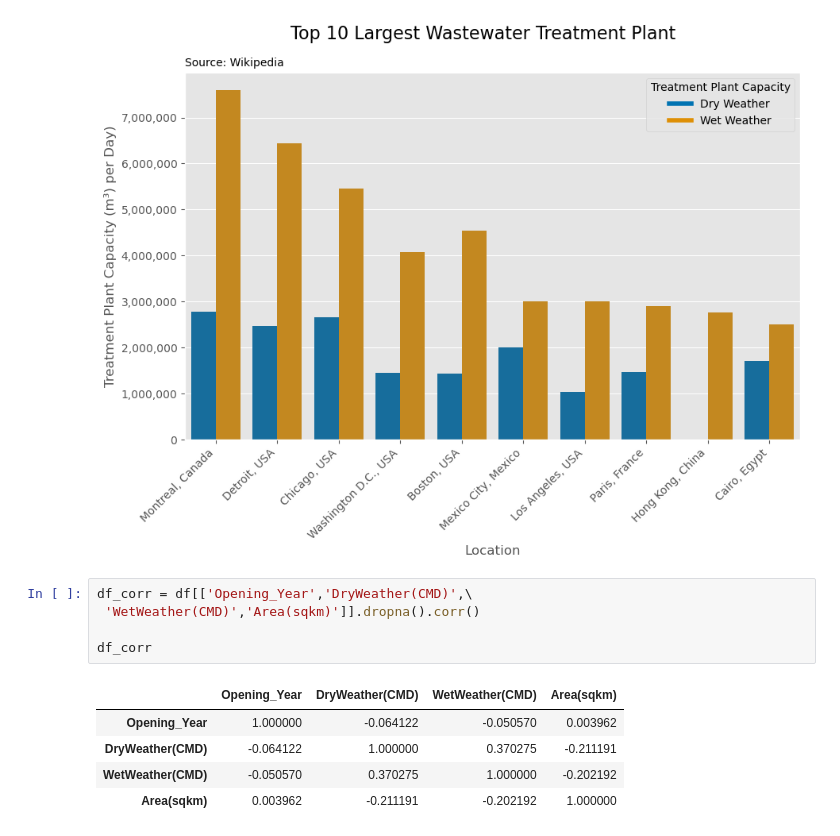
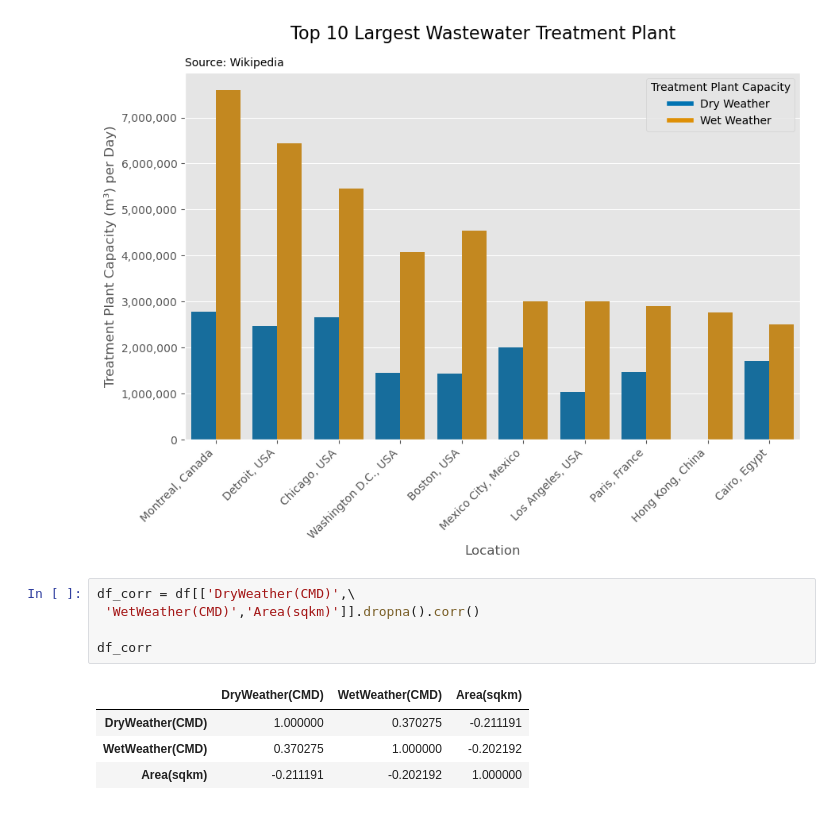
Before and after one commit to bryancastillo10/LargestWWTP, a Jupyter notebook: 03_data_analysis.ipynb, the cells around one changed output. Saved outputs shown, nothing was run; the diff lists cells and outputs as text.

```diff
--- a/03_data_analysis.ipynb
+++ b/03_data_analysis.ipynb
@@ -64,16 +47,15 @@ plt.title('Source: Wikipedia', fontsize=10, loc='left')
 Text(0.0, 1.0, 'Source: Wikipedia')
 [figure]
 # %%
-df_corr = df[['Opening_Year','DryWeather(CMD)',\
+df_corr = df[['DryWeather(CMD)',\
  'WetWeather(CMD)','Area(sqkm)']].dropna().corr()
 
 df_corr
 # %% [output]
-|  | Opening_Year | DryWeather(CMD) | WetWeather(CMD) | Area(sqkm) |
-| Opening_Year | 1.000000 | -0.064122 | -0.050570 | 0.003962 |
-| DryWeather(CMD) | -0.064122 | 1.000000 | 0.370275 | -0.211191 |
-| WetWeather(CMD) | -0.050570 | 0.370275 | 1.000000 | -0.202192 |
-| Area(sqkm) | 0.003962 | -0.211191 | -0.202192 | 1.000000 |
+|  | DryWeather(CMD) | WetWeather(CMD) | Area(sqkm) |
+| DryWeather(CMD) | 1.000000 | 0.370275 | -0.211191 |
+| WetWeather(CMD) | 0.370275 | 1.000000 | -0.202192 |
+| Area(sqkm) | -0.211191 | -0.202192 | 1.000000 |
 # %%
 plt.figure(figsize=(8, 6))
 sns.heatmap(df_corr , annot=True, cmap='coolwarm', vmin=-1, vmax=1)
```
Also changed, not shown: parts of 4 cells of this notebook, 8 other files.
